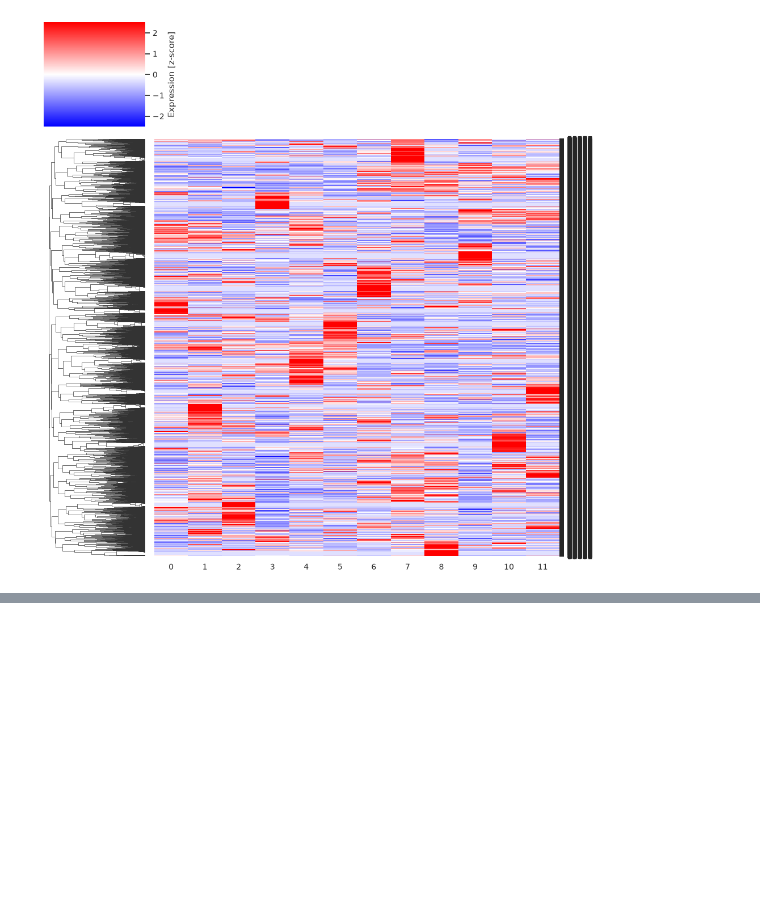
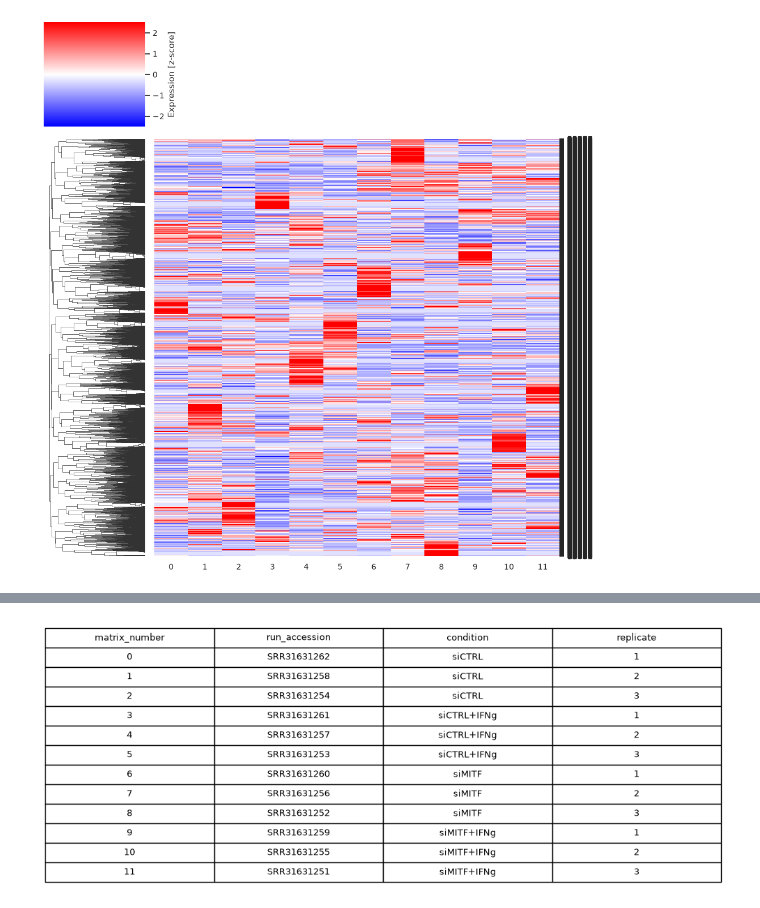
Before and after one commit to SvavaDa/GSE283655_project, a Jupyter notebook: GSE283655-simplified-data.ipynb, the cells around one changed output, grey strips where cells are left out. Saved outputs shown, nothing was run; the diff lists cells and outputs as text; code cells hidden in the pictures; blank space fills up the shorter version.

Commit message:
Add sample metadata table for report

```diff
--- a/GSE283655-simplified-data.ipynb
+++ b/GSE283655-simplified-data.ipynb
@@ -1039,3 +1039,15 @@ g_zscore.savefig(
 matplotlib.pyplot.tight_layout()
 # %% [output]
 [figure]
+# %%
+sample_labels = samples[
+    ["run_accession", "condition", "replicate"]
+].copy()
+
+sample_labels.insert(
+    0,
+    "matrix_number",
+    range(len(sample_labels))
+)
+
+sample_labels
@@ -1041,0 +1068,28 @@ matplotlib.pyplot.tight_layout()
+# %%
+import matplotlib.pyplot as plt
+
+fig, ax = plt.subplots(figsize=(10, 4))
+ax.axis("off")
+
+table = ax.table(
+    cellText=sample_labels.values,
+    colLabels=sample_labels.columns,
+    loc="center",
+    cellLoc="center"
+)
+
+table.auto_set_font_size(False)
+table.set_fontsize(9)
+table.scale(1, 1.4)
+
+plt.tight_layout()
+
+plt.savefig(
+    "results/sample_metadata_table.png",
+    dpi=300,
+    bbox_inches="tight"
+)
+
+plt.show()
+# %% [output]
+[figure, added]
```
Also changed, not shown: parts of 5 cells of this notebook.
